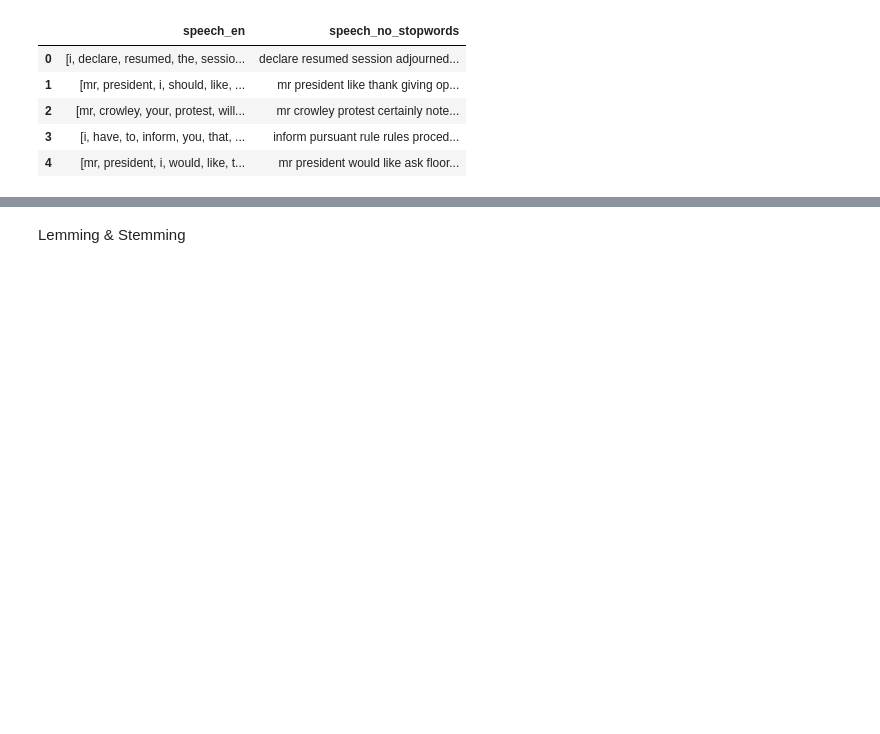
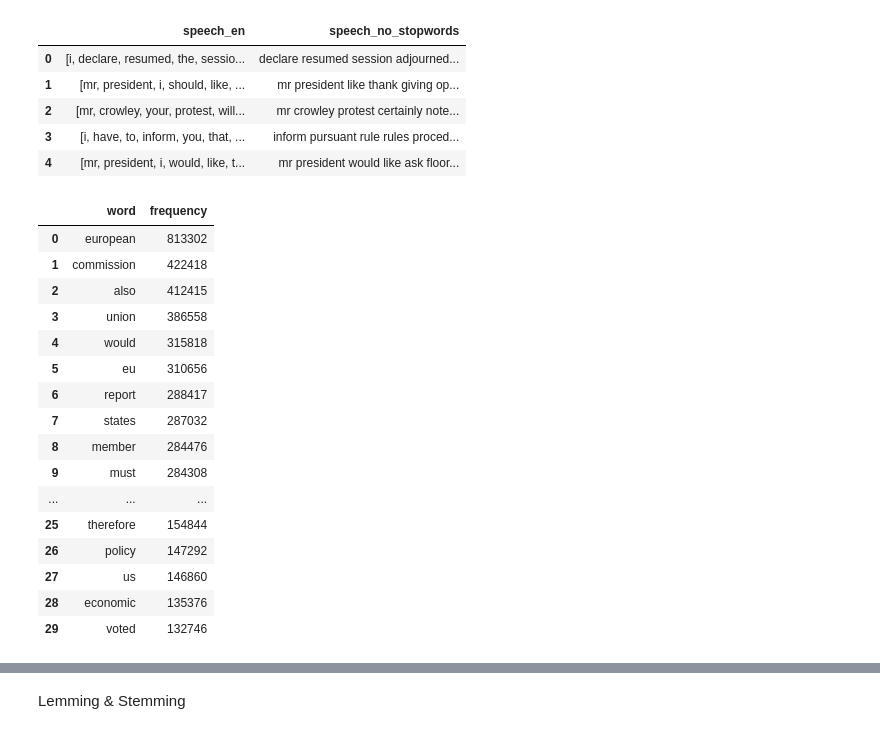
Before and after one commit to luisrafaelsoeiro/Dissertacao_UE, a Jupyter notebook: 02_preprocessing.ipynb, the cells around one changed output, grey strips where cells are left out. Saved outputs shown, nothing was run; the diff lists cells and outputs as text; code cells hidden in the pictures; blank space fills up the shorter version.

```diff
--- a/02_preprocessing.ipynb
+++ b/02_preprocessing.ipynb
@@ -378,6 +376,35 @@ df[["speech_en", "speech_no_stopwords"]].head()
 | 2 | [mr, crowley, your, protest, will... | mr crowley protest certainly note... |
 | 3 | [i, have, to, inform, you, that, ... | inform pursuant rule rules proced... |
 | 4 | [mr, president, i, would, like, t... | mr president would like ask floor... |
+# %%
+all_words = " ".join(df["speech_no_stopwords"])
+
+word_counts = Counter(all_words.split())
+
+most_common = pd.DataFrame(
+    word_counts.most_common(30),
+    columns=["word", "frequency"]
+)
+
+most_common
+# %% [output]
+|  | word | frequency |
+| 0 | european | 813302 |
+| 1 | commission | 422418 |
+| 2 | also | 412415 |
+| 3 | union | 386558 |
+| 4 | would | 315818 |
+| 5 | eu | 310656 |
+| 6 | report | 288417 |
+| 7 | states | 287032 |
+| 8 | member | 284476 |
+| 9 | must | 284308 |
+| ... | ... | ... |
+| 25 | therefore | 154844 |
+| 26 | policy | 147292 |
+| 27 | us | 146860 |
+| 28 | economic | 135376 |
+| 29 | voted | 132746 |
 # %%
 # Criar WordCloud
 wordcloud = WordCloud(
```
Also changed, not shown: parts of 10 cells of this notebook, 2 other files.
